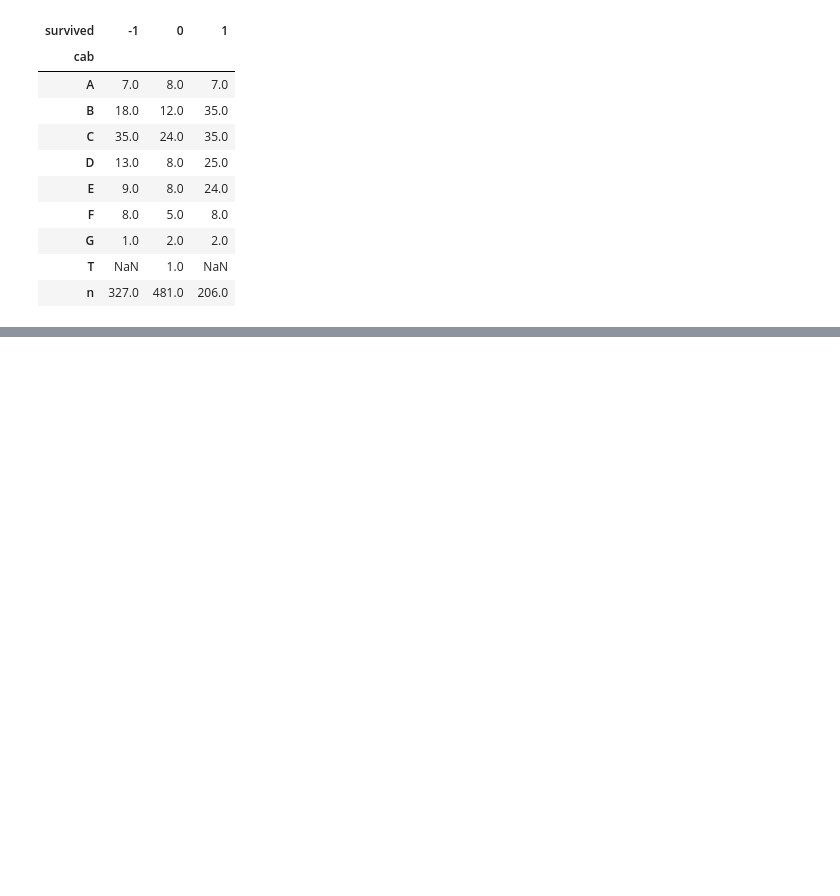
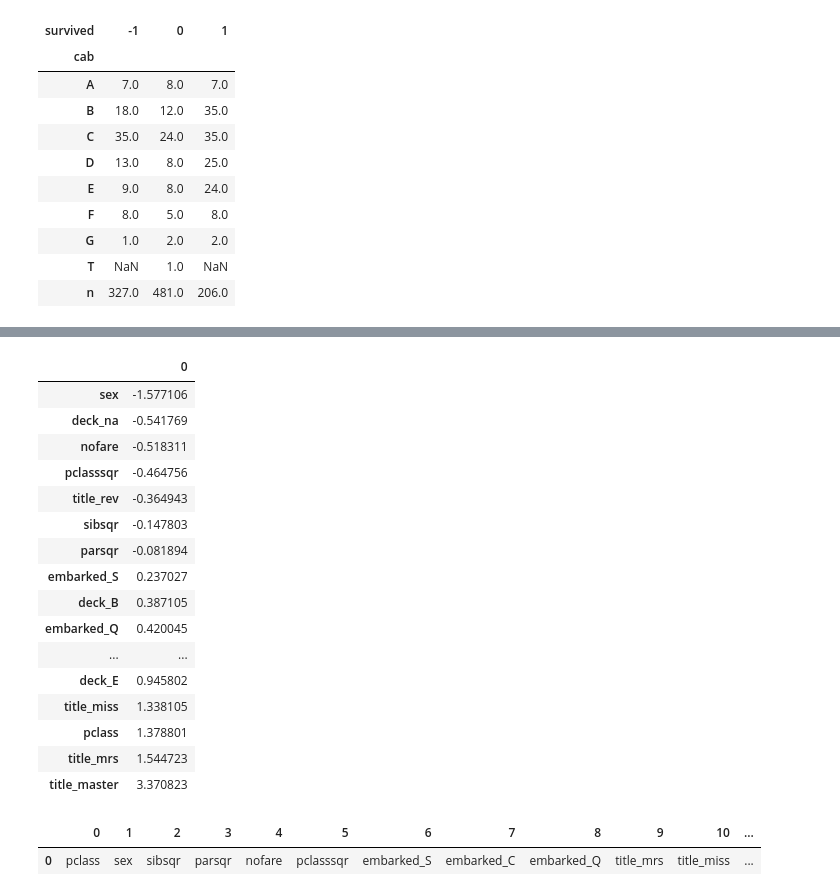
Before and after one commit to MenshikovDmitry/titanic, a Jupyter notebook: titanic.ipynb, the cells around one changed output, grey strips where cells are left out. Saved outputs shown, nothing was run; the diff lists cells and outputs as text; code cells hidden in the pictures; blank space fills up the shorter version.

```diff
--- a/titanic.ipynb
+++ b/titanic.ipynb
@@ -162,9 +166,10 @@ test.embarked= test.embarked.fillna('S')
 # %%
-miss_index = raw[raw.name.str.contains('Miss')][raw.age==-1].index
-print len(miss_index)
-for ind in miss_index:
-    raw.loc[ind,'age']=miss_age
 
 na_index =raw[raw.age==-1].index
 for ind in na_index:
-    raw.loc[ind,'age']=age_table[raw.loc[ind].survived][raw.loc[ind].sex][raw.loc[ind].pclass]
+    if raw.loc[ind].title=='miss':
+        raw.loc[ind,'age']=miss_age
+    elif raw.loc[ind].title=='master':
+        raw.loc[ind,'age']=master_age
+    else:
+        raw.loc[ind,'age']=age_table[raw.loc[ind].survived][raw.loc[ind].sex][raw.loc[ind].pclass]
@@ -173,3 +176,8 @@ for ind in na_index:
+# %%
+raw['agesqr']=raw.age**2
+raw['sibsqr']=raw.sibsp**2
+raw['parsqr']=raw.parch**2
+raw['pclasssqr']=raw.pclass**2
 # %%
 raw.age.describe()
 # %% [output]
@@ -229,0 +260,32 @@ from sklearn.metrics import accuracy_score
+# %%
+LR=LogisticRegression(class_weight='balanced',fit_intercept=False, penalty='l1')
+LR.fit(raw.loc[train_ind,all_cols],y)
+
+co=pd.DataFrame(LR.coef_)
+co.columns=all_cols
+co=co.T
+all_cols=co[abs(co[0])>0.015].index
+co.sort_values(0)#
+# %% [output]
+|  | 0 |
+| sex | -1.577106 |
+| deck_na | -0.541769 |
+| nofare | -0.518311 |
+| pclasssqr | -0.464756 |
+| title_rev | -0.364943 |
+| sibsqr | -0.147803 |
+| parsqr | -0.081894 |
+| embarked_S | 0.237027 |
+| deck_B | 0.387105 |
+| embarked_Q | 0.420045 |
+| ... | ... |
+| deck_E | 0.945802 |
+| title_miss | 1.338105 |
+| pclass | 1.378801 |
+| title_mrs | 1.544723 |
+| title_master | 3.370823 |
+# %%
+pd.DataFrame(all_cols).T
+# %% [output]
+|  | 0 | 1 | 2 | 3 | 4 | 5 | 6 | 7 | 8 | 9 | 10 | ... |
+| 0 | pclass | sex | sibsqr | parsqr | nofare | pclasssqr | embarked_S | embarked_C | embarked_Q | title_mrs | title_miss | ... |
```
Also changed, not shown: parts of 22 cells of this notebook.
